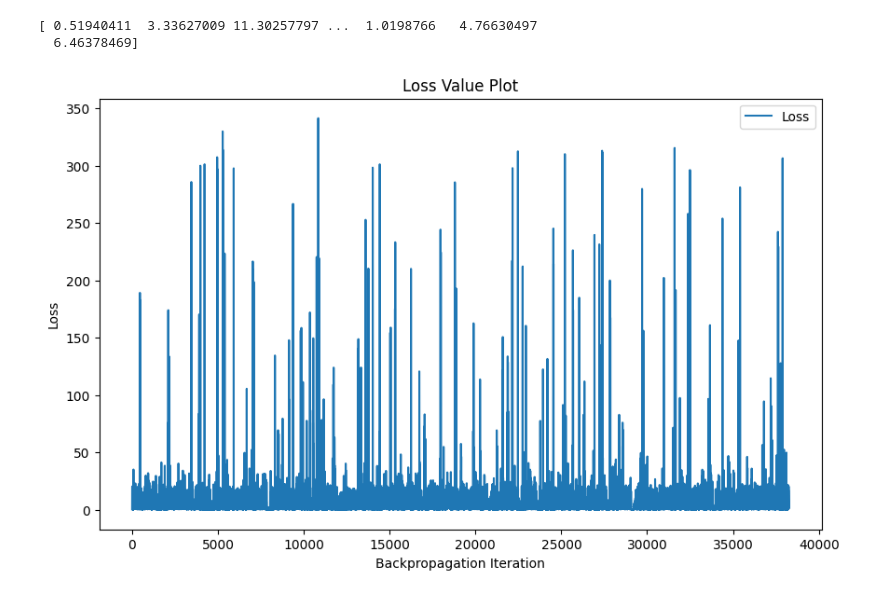
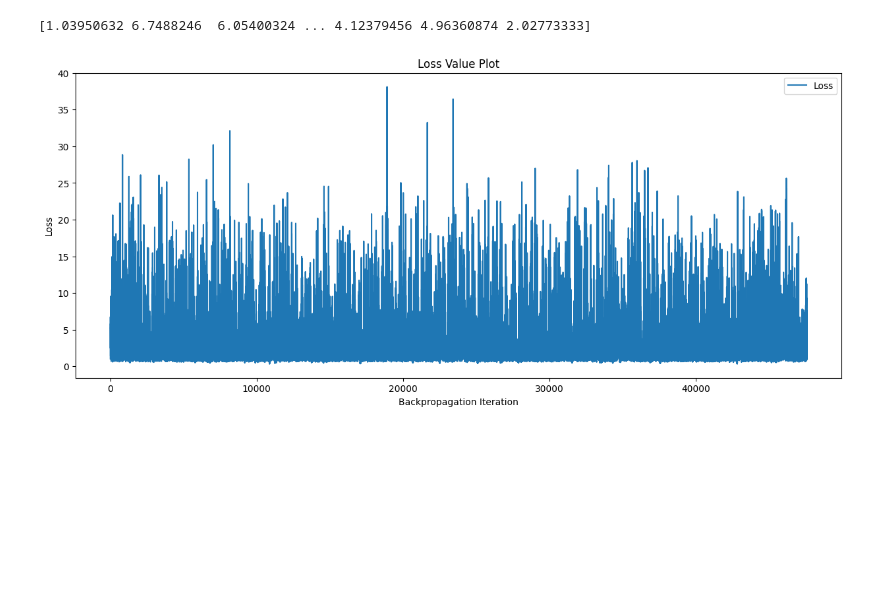
Before and after one commit to wilson20010327/vibecheck, a Jupyter notebook: visualize_the_rl_result.ipynb, the cells around one changed output. Drawn from its saved outputs; the diff is of its cells as text; code cells hidden in the pictures; blank space fills up the shorter version.

```diff
--- a/visualize_the_rl_result.ipynb
+++ b/visualize_the_rl_result.ipynb
@@ -1,30 +1,29 @@
 # %%
 import pandas as pd
 import matplotlib.pyplot as plt
 import os
 import numpy as np
 # Assuming the result path is stored in a variable called result_path
-result_path = './result/Jan_16_3/train/'
+result_path = './result/Jan_17_1/train/'
 
 file_list = os.listdir(result_path)
 
 loss_values = np.array([])
 for file_name in file_list:
     if file_name.endswith('.csv'):
         file = result_path + file_name
         data = pd.read_csv(file)
         loss_values = np.append(loss_values, data['loss'].values)
 print(loss_values)
 # Plot the loss values
-plt.figure(figsize=(10, 6))
+plt.figure(figsize=(15, 6))
 plt.plot(loss_values, label='Loss')
 plt.xlabel('Backpropagation Iteration')
 plt.ylabel('Loss')
 plt.title('Loss Value Plot')
 plt.legend()
 plt.show()
 # %% [output]
-[ 0.51940411  3.33627009 11.30257797 ...  1.0198766   4.76630497
-  6.46378469]
+[1.03950632 6.7488246  6.05400324 ... 4.12379456 4.96360874 2.02773333]
-[figure, old version]
+[figure, new version]
 # %%
```
Also changed, not shown: parts of 3 cells of this notebook, 3 other files.
